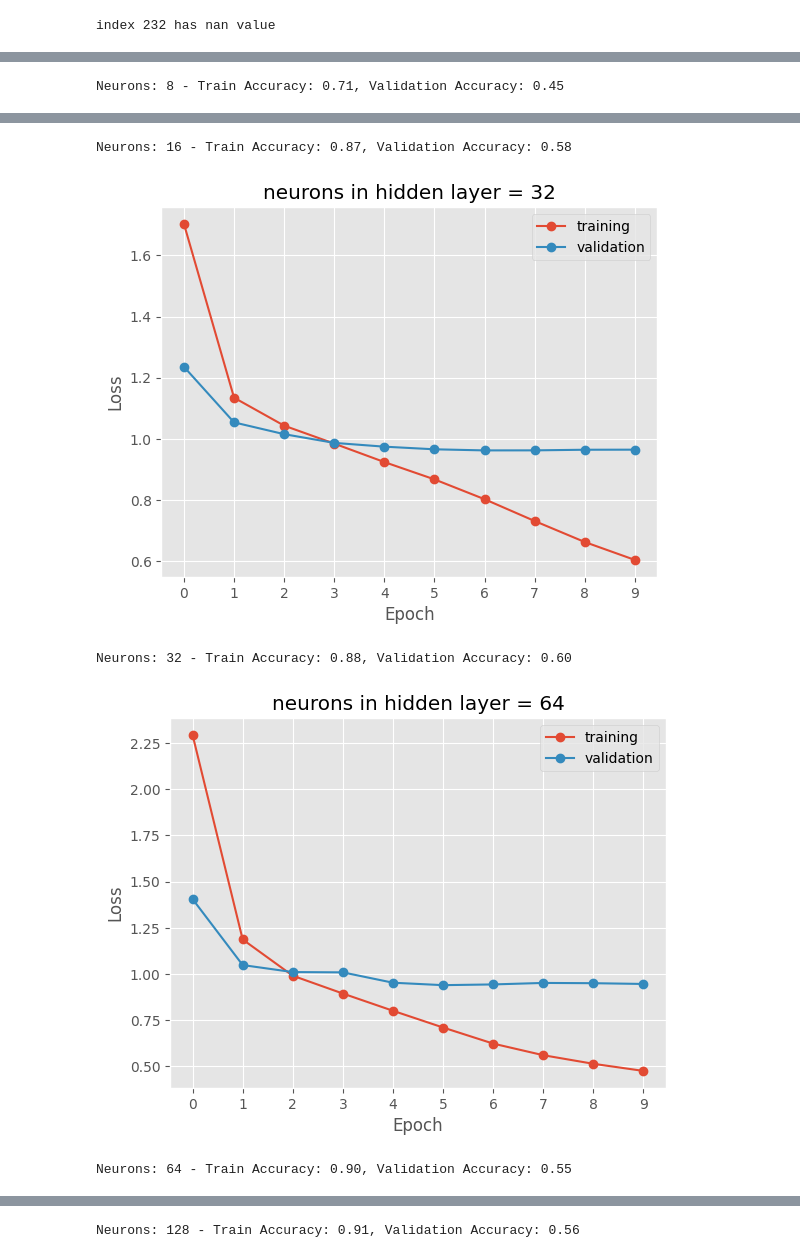
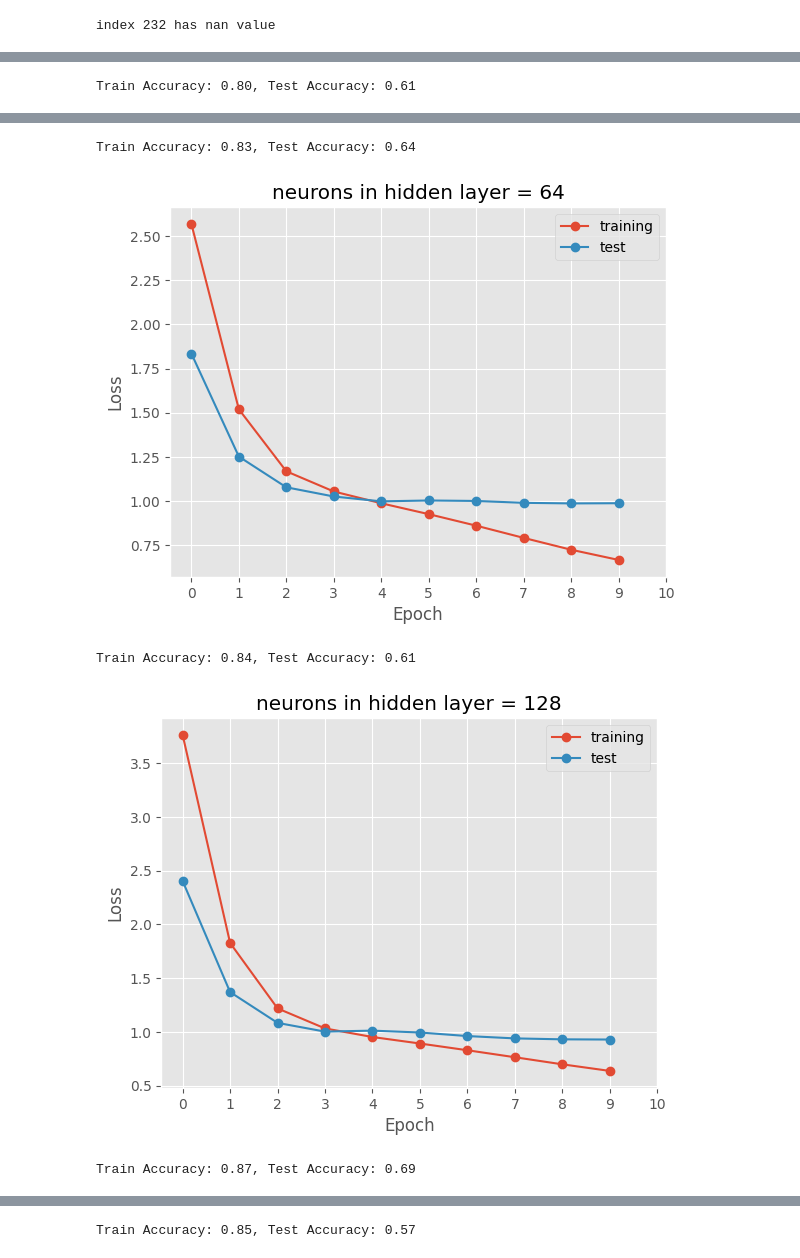
Before and after one commit to AnishD11/Sentiment-Analysis-of-Climate-Headlines, a Jupyter notebook: climate_headline.ipynb, the cells around one changed output, grey strips where cells are left out. Saved outputs shown, nothing was run; the diff lists cells and outputs as text; code cells hidden in the pictures.

```diff
--- a/climate_headline.ipynb
+++ b/climate_headline.ipynb
@@ -233,0 +198,10 @@ Val shape:  (103,)
+# %%
+# clean the headlines using the clean_data function
+df["Cleaned Headline"] = df["Headline"].apply(clean_data)
+
+# split the data into training and test set
+x_data = df["Cleaned Headline"]
+y_data = df["Int Sentiment"]
+x_train, x_test, y_train,  y_test = train_test_split(x_data, y_data, test_size=0.1, random_state=42)
+print("Train shape: ",x_train.shape)
+print("Test shape: ",x_test.shape)
@@ -417,11 +365,11 @@ def pad_data(sequences, max_length):
 
   # Integer encode the documents
   encoded_docs = t.texts_to_sequences(sequences)
-  # Pad documents to a max length of 40 words)
+  # Pad documents to a max length of 65 words)
   padded_data = pad_sequences(encoded_docs, maxlen=max_length, padding='post')
   return padded_data
 
-x_train_padded = pad_data(x_train, 40)
-x_val_padded = pad_data(x_val, 40)
+x_train_padded = pad_data(x_train, 70)
+x_test_padded = pad_data(x_test, 70)
 print(x_train_padded)
 # %% [output]
@@ -456,26 +411,26 @@ def build_model(vocab_size, embedding_dim, max_length, neuron, lambda_val):
     return model
 # %%
-def plot_history(history, neuron, title):
+def plot_history(history, parameter, title):
+  plt.plot(history['loss'], label="training", marker='o')
+  plt.plot(history['val_loss'], label="test", marker='o')
+  plt.xlabel('Epoch')
   plt.ylabel('Loss')
-  plt.xlabel('Epoch')
   plt.xticks(range(0, len(history['loss']) + 1))
-  plt.plot(history['loss'], label="training", marker='o')
-  plt.plot(history['val_loss'], label="validation", marker='o')
-  plt.title(f"{title} = {neuron}")
+  plt.title(f"{title} = {parameter}")
   plt.legend()
   plt.show()
 # %%
-neuronsss = [8, 16, 32, 64, 128, 256, 512]
-embedding_dim = 50
-max_length = 40
+#Trying different neuron numbers in the hidden layer
+neuronsss = [16, 32, 64, 128, 256]
+embedding_dim = 10
 epochs = 10
 for neuron in neuronsss:
-   model = build_model(vocab_size, embedding_dim, max_length, neuron, 0.02)
-   history = model.fit(x_train_padded, y_train, validation_data=(x_val_padded, y_val), epochs=epochs, verbose=0)
+   model = build_model(vocab_size, embedding_dim, neuron,0.02)
+   history = model.fit(x_train_padded, y_train, validation_data=(x_test_padded, y_test), epochs=epochs, verbose=0)
    history = pd.DataFrame(history.history)
    plot_history(history,neuron,'neurons in hidden layer')
    plt.show()
    train_accuracy = history['accuracy'].iloc[-1]
-   val_accuracy = history['val_accuracy'].iloc[-1]
-   print(f"Neurons: {neuron} - Train Accuracy: {train_accuracy:.2f}, Validation Accuracy: {val_accuracy:.2f}")
+   test_accuracy = history['val_accuracy'].iloc[-1]
+   print(f"Train Accuracy: {train_accuracy:.2f}, Test Accuracy: {test_accuracy:.2f}")
 # %% [output]
@@ -483 +438 @@ for neuron in neuronsss:
-Neurons: 8 - Train Accuracy: 0.71, Validation Accuracy: 0.45
+Train Accuracy: 0.80, Test Accuracy: 0.61
@@ -485,5 +440,5 @@ Neurons: 8 - Train Accuracy: 0.71, Validation Accuracy: 0.45
-Neurons: 16 - Train Accuracy: 0.87, Validation Accuracy: 0.58
+Train Accuracy: 0.83, Test Accuracy: 0.64
-[figure, old version]
+[figure, new version]
-Neurons: 32 - Train Accuracy: 0.88, Validation Accuracy: 0.60
+Train Accuracy: 0.84, Test Accuracy: 0.61
-[figure, old version]
+[figure, new version]
-Neurons: 64 - Train Accuracy: 0.90, Validation Accuracy: 0.55
+Train Accuracy: 0.87, Test Accuracy: 0.69
@@ -491 +446 @@ Neurons: 64 - Train Accuracy: 0.90, Validation Accuracy: 0.55
-Neurons: 128 - Train Accuracy: 0.91, Validation Accuracy: 0.56
+Train Accuracy: 0.85, Test Accuracy: 0.57
```
Also changed, not shown: parts of 34 cells of this notebook.
